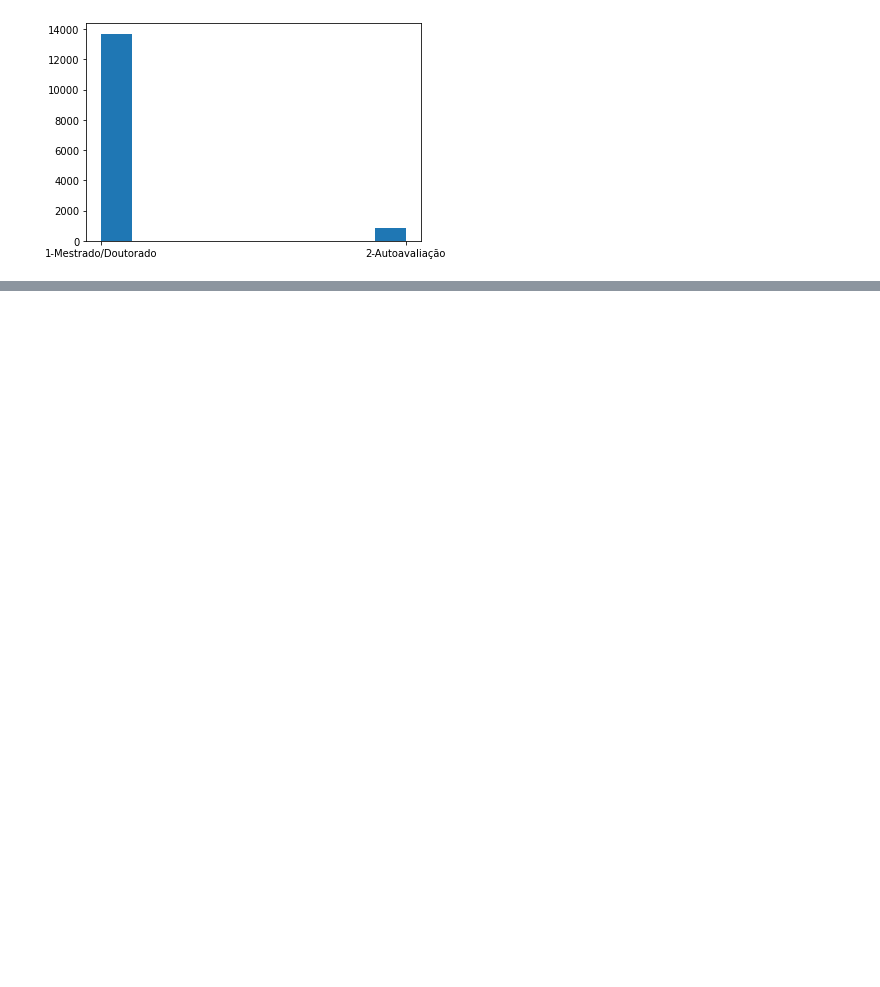
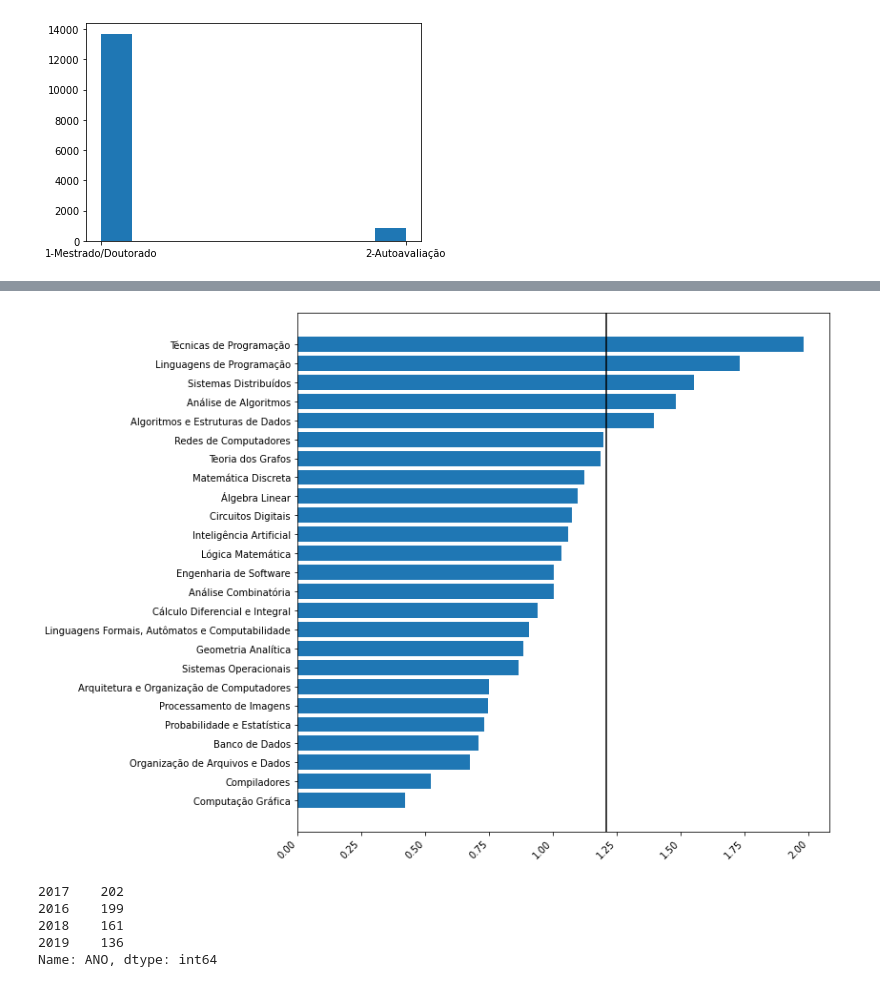
Before and after one commit to jeancarloscc/OrientPOSCOMP-System, a Jupyter notebook: transformacao_v1.ipynb, the cells around one changed output, grey strips where cells are left out. Saved outputs shown, nothing was run; the diff lists cells and outputs as text; code cells hidden in the pictures; blank space fills up the shorter version.

```diff
--- a/transformacao_v1.ipynb
+++ b/transformacao_v1.ipynb
@@ -67,0 +413,6 @@ candidatos_pa = dados_homologacao[dados_homologacao['ESTADO'] == 'PA']
+# %%
+#Juntar os DataFrame de todos os candidatos residentes no estado do Pará
+dados_notasPA = pd.concat([dados_notasPA2016, dados_notasPA2017, dados_notasPA2018, dados_notasPA2019], axis=0)
+dados_notasEstados = pd.concat([dados_notasEstados2016, dados_notasEstados2017, dados_notasEstados2018, dados_notasEstados2019], axis=0)
+dados_notasPA = dados_notasPA.drop(columns=['index'])
+dados_notasEstados = dados_notasEstados.drop(columns=['index'])
@@ -72,0 +452,26 @@ grafico_estado.show()
+# %%
+dados_PA_media = dados_notasPA.mean().sort_values()
+# %%
+dados_PA_nome = dados_PA_media.keys()
+# %%
+media = dados_PA_media.mean()
+media_nacional = dados_notasEstados.mean()
+# %%
+fig, ax = plt.subplots(figsize=(10, 10))
+ax.barh(dados_PA_nome, dados_PA_media)
+labels = ax.get_xticklabels()
+plt.setp(labels, rotation=45, horizontalalignment='right')
+
+ax.axvline(media_nacional.mean(), ls='-', color='black')
+
+plt.show()
+# %% [output]
+[figure, added]
+# %%
+candidatos_pa['ANO'].value_counts()
+# %% [output]
+2017    202
+2016    199
+2018    161
+2019    136
+Name: ANO, dtype: int64
```
Also changed, not shown: parts of 56 cells of this notebook, 6 other files.
